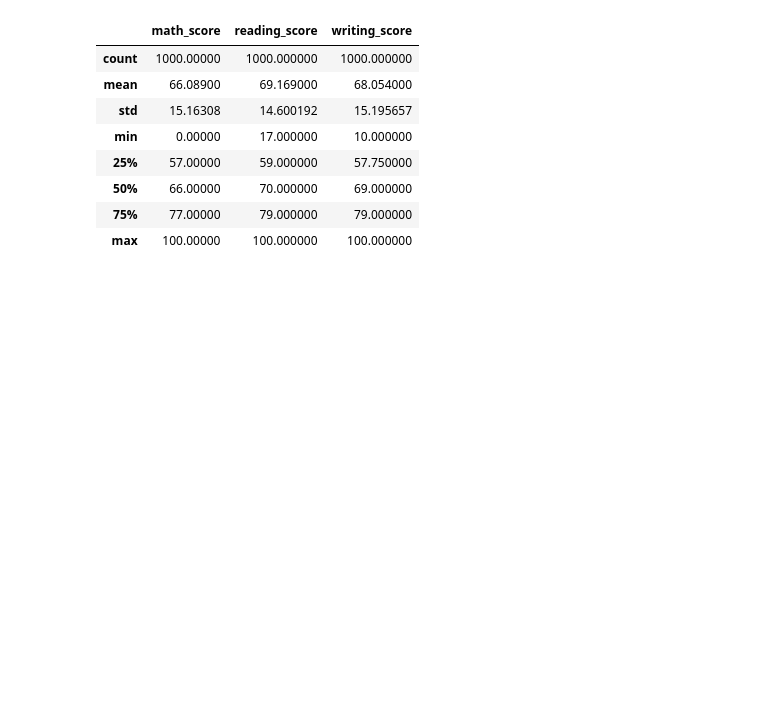
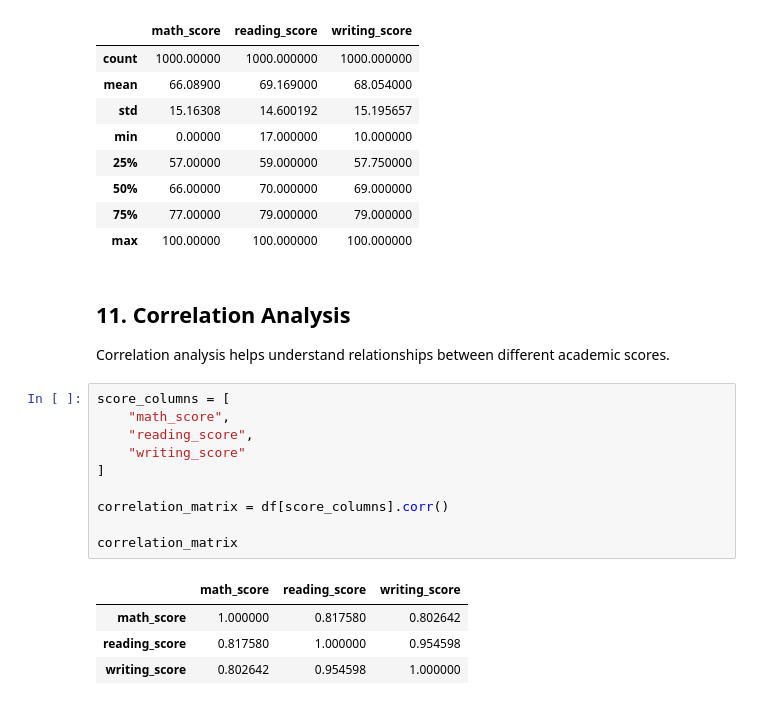
Before and after one commit to heydhwani/Assignment_1, a Jupyter notebook: notebooks/student_analysis.ipynb, the cells around one changed output. Cells and saved outputs as stored; diff of their text form; blank space fills up the shorter version.

Commit message:
correlation analysis

```diff
--- a/notebooks/student_analysis.ipynb
+++ b/notebooks/student_analysis.ipynb
@@ -189,3 +189,22 @@ df[["math_score", "reading_score", "writing_score"]].describe()
 | 50% | 66.00000 | 70.000000 | 69.000000 |
 | 75% | 77.00000 | 79.000000 | 79.000000 |
 | max | 100.00000 | 100.000000 | 100.000000 |
+# %% [markdown]
+## 11. Correlation Analysis
+
+Correlation analysis helps understand relationships between different academic scores.
+# %%
+score_columns = [
+    "math_score",
+    "reading_score",
+    "writing_score"
+]
+
+correlation_matrix = df[score_columns].corr()
+
+correlation_matrix
+# %% [output]
+|  | math_score | reading_score | writing_score |
+| math_score | 1.000000 | 0.817580 | 0.802642 |
+| reading_score | 0.817580 | 1.000000 | 0.954598 |
+| writing_score | 0.802642 | 0.954598 | 1.000000 |
```
